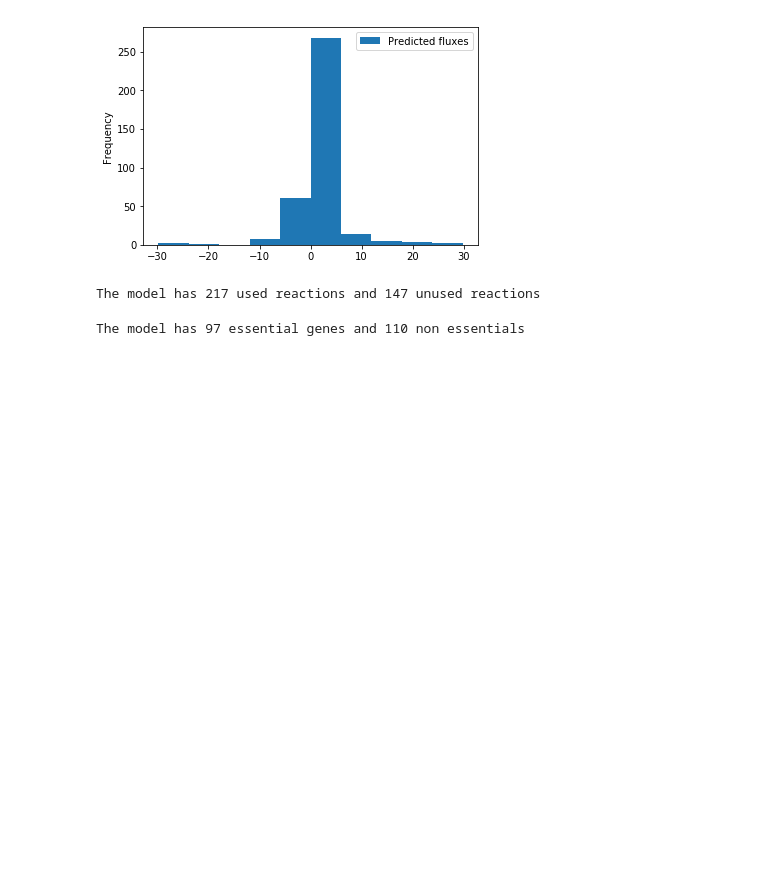
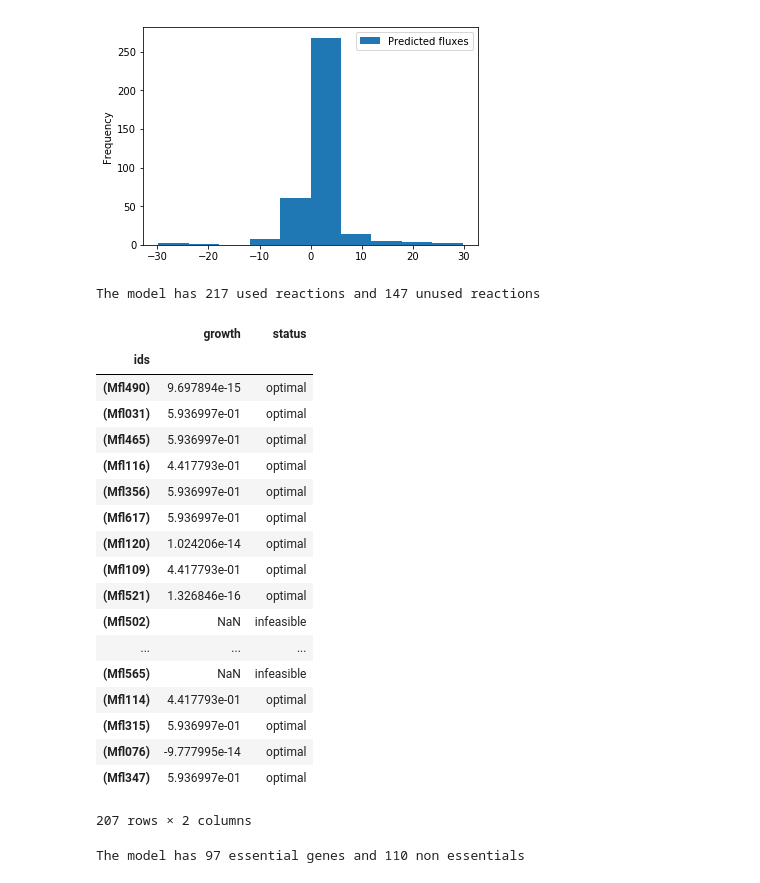
Before and after one commit to jclachance/iJL208, a Jupyter notebook: Tutorials/1_Basic_manipulations.ipynb, the cells around one changed output. Drawn from its saved outputs; the diff is of its cells as text; code cells hidden in the pictures; blank space fills up the shorter version.

```diff
--- a/Tutorials/1_Basic_manipulations.ipynb
+++ b/Tutorials/1_Basic_manipulations.ipynb
@@ -24,0 +74,3 @@ The iJL208 with inactive CHTNDAe model contains 364 reactions, 207 genes and 348
+# %%
+model.reactions.PDH.gene_reaction_rule = 'Mfl039 and Mfl040 and Mfl041 and Mfl042'
+model.reactions.PDH.gene_reaction_rule
@@ -47,6 +133,28 @@ The model has 217 used reactions and 147 unused reactions
 #Formulate a single gene essentiality prediction
 from cobra.flux_analysis import single_gene_deletion
 single_gene_essentiality_prediction = single_gene_deletion(model)
+# %%
+single_gene_essentiality_prediction
+# %% [output]
+|  | growth | status |
+| ids |  |  |
+| (Mfl490) | 9.697894e-15 | optimal |
+| (Mfl031) | 5.936997e-01 | optimal |
+| (Mfl465) | 5.936997e-01 | optimal |
+| (Mfl116) | 4.417793e-01 | optimal |
+| (Mfl356) | 5.936997e-01 | optimal |
+| (Mfl617) | 5.936997e-01 | optimal |
+| (Mfl120) | 1.024206e-14 | optimal |
+| (Mfl109) | 4.417793e-01 | optimal |
+| (Mfl521) | 1.326846e-16 | optimal |
+| (Mfl502) | NaN | infeasible |
+| ... | ... | ... |
+| (Mfl565) | NaN | infeasible |
+| (Mfl114) | 4.417793e-01 | optimal |
+| (Mfl315) | 5.936997e-01 | optimal |
+| (Mfl076) | -9.777995e-14 | optimal |
+| (Mfl347) | 5.936997e-01 | optimal |
+207 rows × 2 columns
 # %%
 #Get the list of essential gene
 #Define a threshold for essential as 50% of the original growth rate
```
Also changed, not shown: parts of 16 cells of this notebook, 2 other files.
